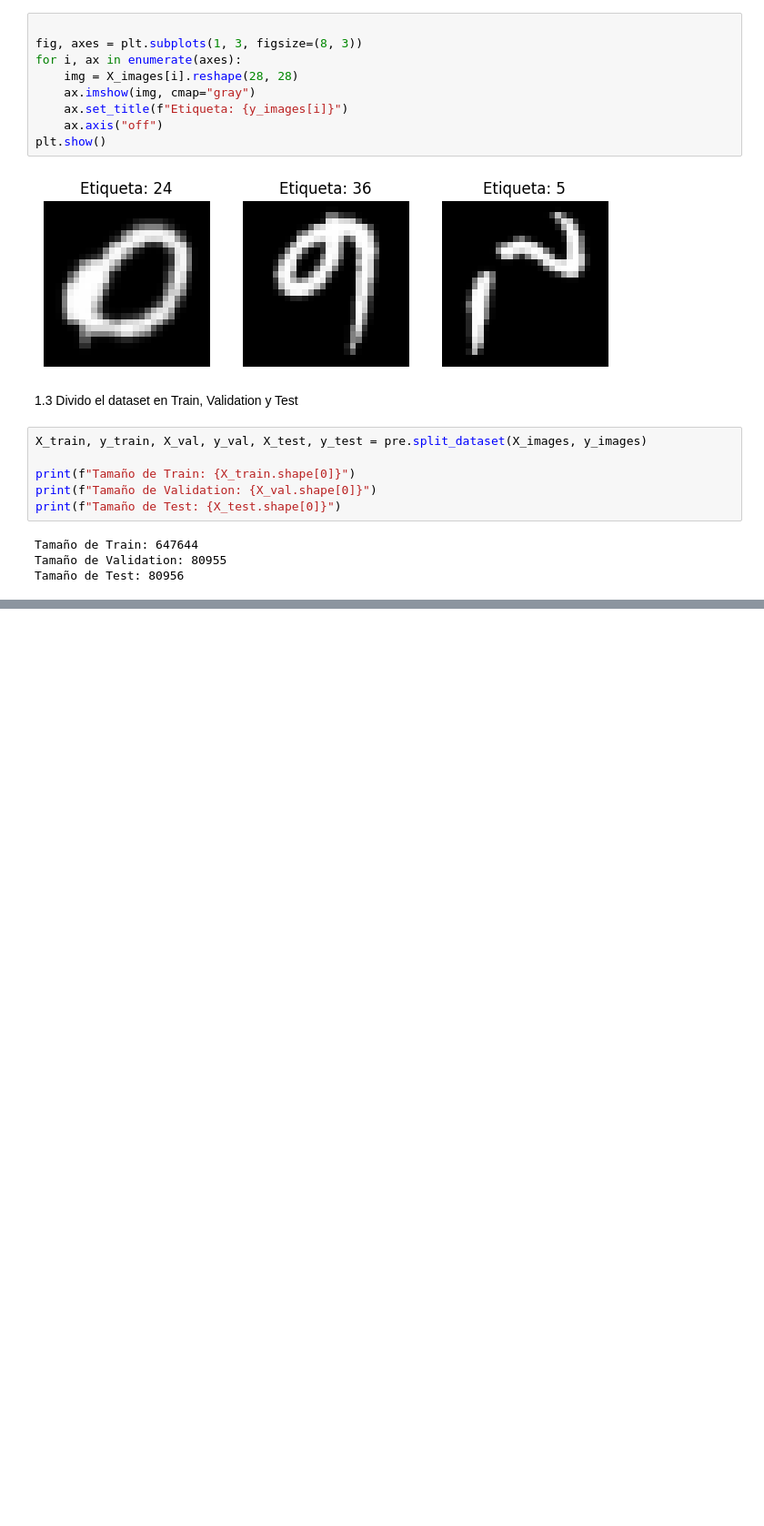
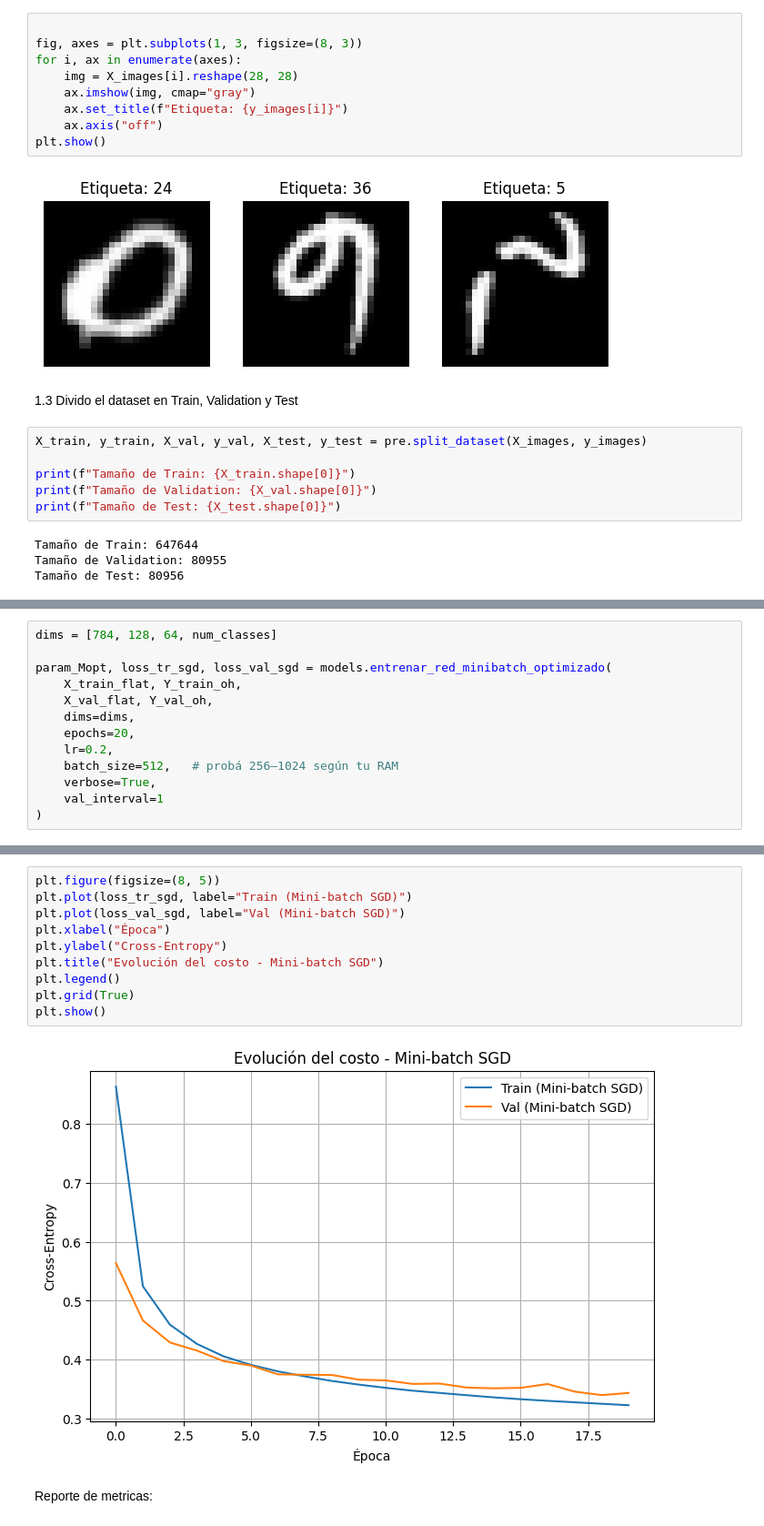
Before and after one commit to Lucaspini01/Machine-Learning, a Jupyter notebook: Tp3-Redes-Neuronales/Pini_Lucas_Notebook_TP3.ipynb, the cells around one changed output, grey strips where cells are left out. Shown at 91% size. Cells and saved outputs as stored; diff of their text form; blank space fills up the shorter version.

```diff
--- a/Tp3-Redes-Neuronales/Pini_Lucas_Notebook_TP3.ipynb
+++ b/Tp3-Redes-Neuronales/Pini_Lucas_Notebook_TP3.ipynb
@@ -102,0 +265,13 @@ plt.show()
+# %%
+dims = [784, 128, 64, num_classes]
+
+param_Mopt, loss_tr_sgd, loss_val_sgd = models.entrenar_red_minibatch_optimizado(
+    X_train_flat, Y_train_oh,
+    X_val_flat, Y_val_oh,
+    dims=dims,
+    epochs=20,
+    lr=0.2,
+    batch_size=512,   # probá 256–1024 según tu RAM
+    verbose=True,
+    val_interval=1
+)
@@ -102,0 +296,14 @@ plt.show()
+# %%
+plt.figure(figsize=(8, 5))
+plt.plot(loss_tr_sgd, label="Train (Mini-batch SGD)")
+plt.plot(loss_val_sgd, label="Val (Mini-batch SGD)")
+plt.xlabel("Época")
+plt.ylabel("Cross-Entropy")
+plt.title("Evolución del costo - Mini-batch SGD")
+plt.legend()
+plt.grid(True)
+plt.show()
+# %% [output]
+[figure, added]
+# %% [markdown]
+Reporte de metricas:
```
Also changed, not shown: parts of 37 cells of this notebook, 2 other files.
